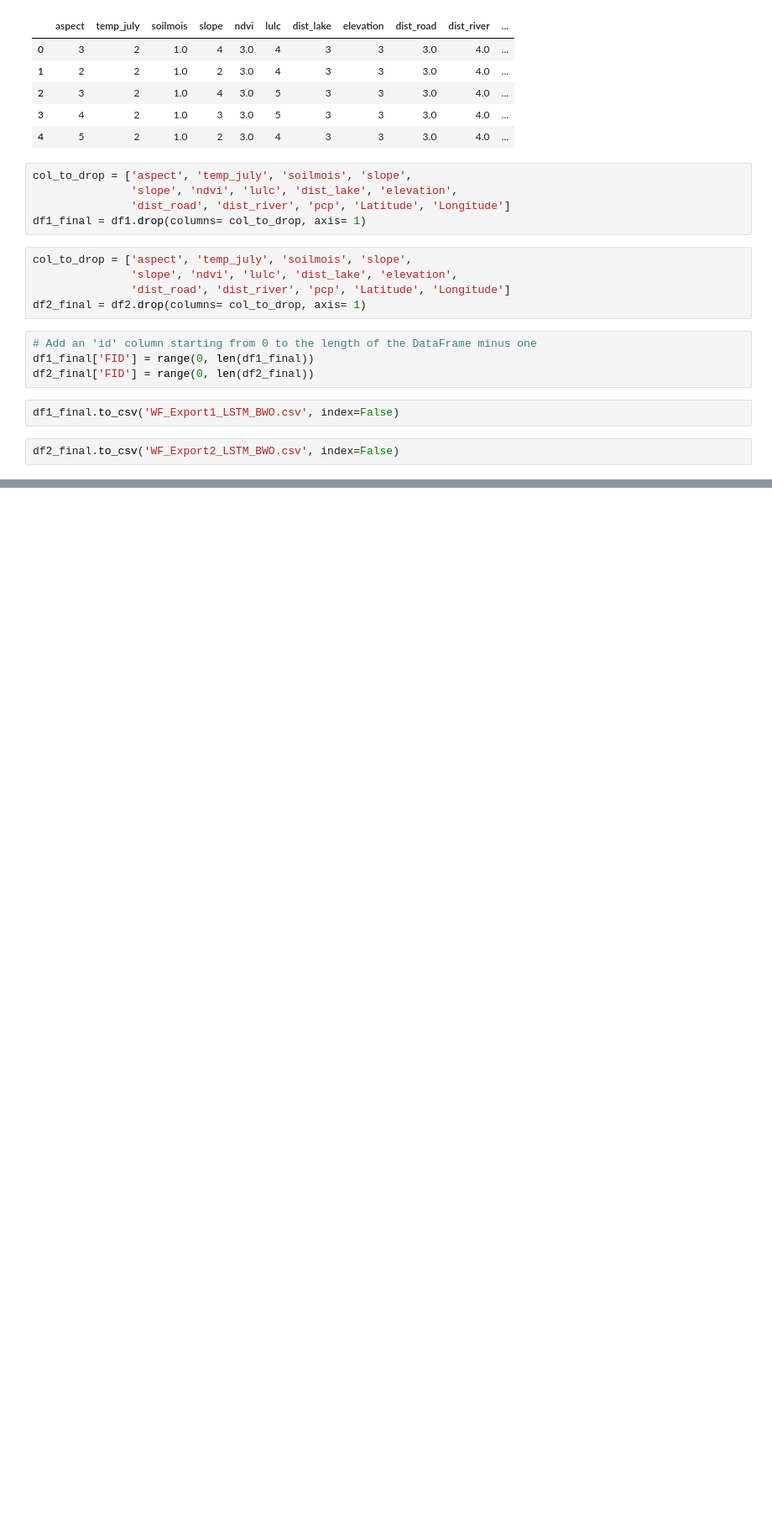
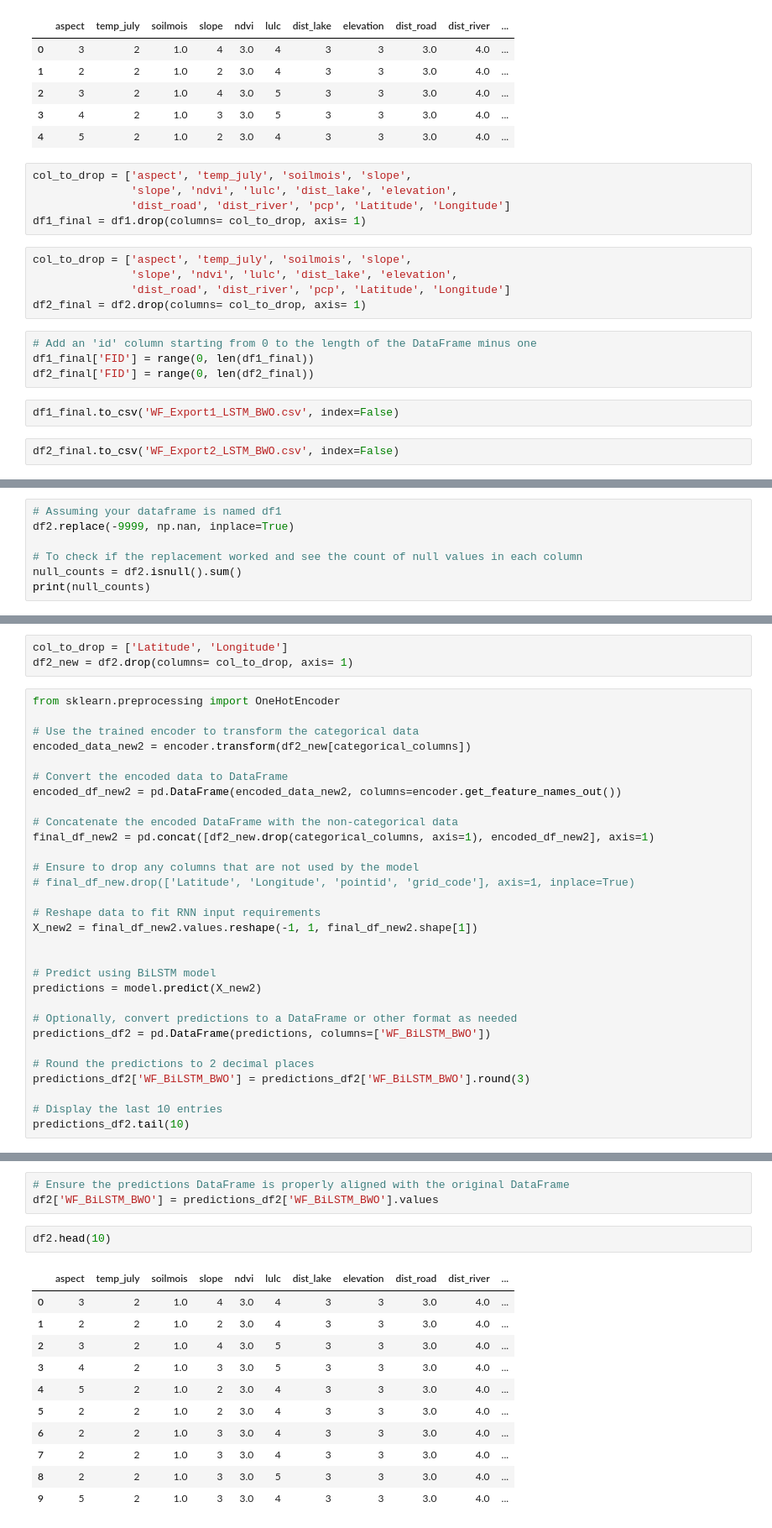
Before and after one commit to ashkanmosalla/Wildfire, a Jupyter notebook: src/Prediction_DEM2000.ipynb, the cells around one changed output, grey strips where cells are left out. Shown at 84% size. Drawn from its saved outputs; the diff is of its cells as text; blank space fills up the shorter version.

```diff
--- a/src/Prediction_DEM2000.ipynb
+++ b/src/Prediction_DEM2000.ipynb
@@ -4445,0 +5006,7 @@ df2_final.to_csv('WF_Export2_LSTM_BWO.csv', index=False)
+# %%
+# Assuming your dataframe is named df1
+df2.replace(-9999, np.nan, inplace=True)
+
+# To check if the replacement worked and see the count of null values in each column
+null_counts = df2.isnull().sum()
+print(null_counts)
@@ -4445,0 +5093,33 @@ df2_final.to_csv('WF_Export2_LSTM_BWO.csv', index=False)
+# %%
+col_to_drop = ['Latitude', 'Longitude']
+df2_new = df2.drop(columns= col_to_drop, axis= 1)
+# %%
+from sklearn.preprocessing import OneHotEncoder
+
+# Use the trained encoder to transform the categorical data
+encoded_data_new2 = encoder.transform(df2_new[categorical_columns])
+
+# Convert the encoded data to DataFrame
+encoded_df_new2 = pd.DataFrame(encoded_data_new2, columns=encoder.get_feature_names_out())
+
+# Concatenate the encoded DataFrame with the non-categorical data
+final_df_new2 = pd.concat([df2_new.drop(categorical_columns, axis=1), encoded_df_new2], axis=1)
+
+# Ensure to drop any columns that are not used by the model
+# final_df_new.drop(['Latitude', 'Longitude', 'pointid', 'grid_code'], axis=1, inplace=True)
+
+# Reshape data to fit RNN input requirements
+X_new2 = final_df_new2.values.reshape(-1, 1, final_df_new2.shape[1])
+
+
+# Predict using BiLSTM model
+predictions = model.predict(X_new2)
+
+# Optionally, convert predictions to a DataFrame or other format as needed
+predictions_df2 = pd.DataFrame(predictions, columns=['WF_BiLSTM_BWO'])
+
+# Round the predictions to 2 decimal places
+predictions_df2['WF_BiLSTM_BWO'] = predictions_df2['WF_BiLSTM_BWO'].round(3)
+
+# Display the last 10 entries
+predictions_df2.tail(10)
@@ -4445,0 +5139,17 @@ df2_final.to_csv('WF_Export2_LSTM_BWO.csv', index=False)
+# %%
+# Ensure the predictions DataFrame is properly aligned with the original DataFrame
+df2['WF_BiLSTM_BWO'] = predictions_df2['WF_BiLSTM_BWO'].values
+# %%
+df2.head(10)
+# %% [output]
+|  | aspect | temp_july | soilmois | slope | ndvi | lulc | dist_lake | elevation | dist_road | dist_river | ... |
+| 0 | 3 | 2 | 1.0 | 4 | 3.0 | 4 | 3 | 3 | 3.0 | 4.0 | ... |
+| 1 | 2 | 2 | 1.0 | 2 | 3.0 | 4 | 3 | 3 | 3.0 | 4.0 | ... |
+| 2 | 3 | 2 | 1.0 | 4 | 3.0 | 5 | 3 | 3 | 3.0 | 4.0 | ... |
+| 3 | 4 | 2 | 1.0 | 3 | 3.0 | 5 | 3 | 3 | 3.0 | 4.0 | ... |
+| 4 | 5 | 2 | 1.0 | 2 | 3.0 | 4 | 3 | 3 | 3.0 | 4.0 | ... |
+| 5 | 2 | 2 | 1.0 | 2 | 3.0 | 4 | 3 | 3 | 3.0 | 4.0 | ... |
+| 6 | 2 | 2 | 1.0 | 3 | 3.0 | 4 | 3 | 3 | 3.0 | 4.0 | ... |
+| 7 | 2 | 2 | 1.0 | 3 | 3.0 | 4 | 3 | 3 | 3.0 | 4.0 | ... |
+| 8 | 2 | 2 | 1.0 | 3 | 3.0 | 5 | 3 | 3 | 3.0 | 4.0 | ... |
+| 9 | 5 | 2 | 1.0 | 3 | 3.0 | 4 | 3 | 3 | 3.0 | 4.0 | ... |
```
Also changed, not shown: parts of 30 cells of this notebook.
